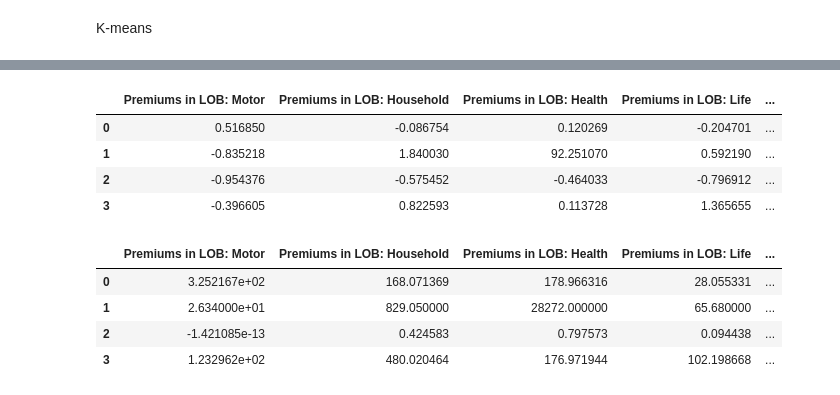
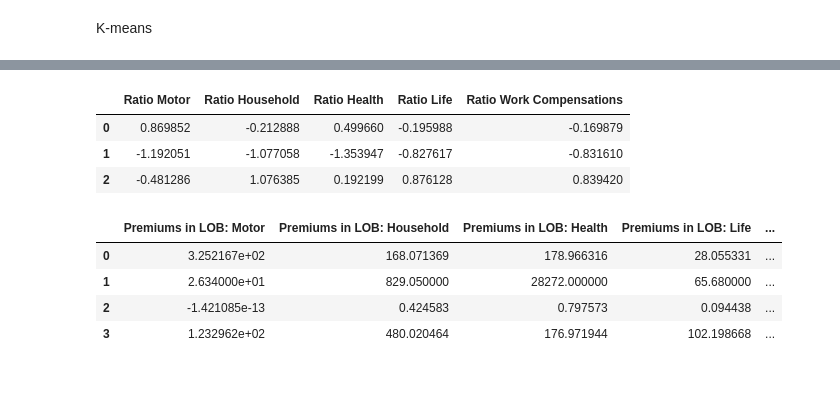
Before and after one commit to CatPalha/DataMiningProject, a Jupyter notebook: Structured version.ipynb, the cells around one changed output, grey strips where cells are left out. Cells and saved outputs as stored; diff of their text form; code cells hidden in the pictures.

Commit message:
K means with ratios

```diff
--- a/Structured version.ipynb
+++ b/Structured version.ipynb
@@ -1012,12 +1012,14 @@ from sklearn.preprocessing import StandardScaler
 scaler = StandardScaler()
 
 #cluster_Norm = scaler.fit_transform(df_product[['Premiums in LOB: Motor', 'Premiums in LOB: Household', 'Premiums in LOB: Health',
-                                                'Premiums in LOB:  Life', 'Premiums in LOB: Work Compensations']])
+                                                #'Premiums in LOB:  Life', 'Premiums in LOB: Work Compensations']])
 
-#cluster_Norm = scaler.fit_transform(df_product[['Ratio Motor', 'Ratio Household', 'Ratio Health', 'Ratio Life', 'Ratio Work Compensations']])
+cluster_Norm = scaler.fit_transform(df_product[['Ratio Motor', 'Ratio Household', 'Ratio Health', 'Ratio Life', 'Ratio Work Compensations']])
 
-CA_Norm = pd.DataFrame(cluster_Norm, columns = ['Premiums in LOB: Motor', 'Premiums in LOB: Household', 'Premiums in LOB: Health',
-                                                'Premiums in LOB:  Life', 'Premiums in LOB: Work Compensations'])
+#CA_Norm = pd.DataFrame(cluster_Norm, columns = ['Premiums in LOB: Motor', 'Premiums in LOB: Household', 'Premiums in LOB: Health',
+                                                #'Premiums in LOB:  Life', 'Premiums in LOB: Work Compensations'])
+
+CA_Norm = pd.DataFrame(cluster_Norm, columns = ['Ratio Motor', 'Ratio Household', 'Ratio Health', 'Ratio Life', 'Ratio Work Compensations'])
 
 CA_Norm.to_csv('ready_for_cluster_normalized.csv', index = False)
 # %%
@@ -1046,6 +1048,6 @@ plt.show()
 # %%
 # Create a KMeans model with 4 clusters: model
-model = KMeans(n_clusters = 4, random_state = 0, n_init = 5, max_iter = 200)
+model = KMeans(n_clusters = 3, random_state = 0, n_init = 5, max_iter = 200)
 
 
 # Use fit_predict to fit model and obtain cluster labels: labels
@@ -1059,17 +1061,16 @@ my_clusters = model.cluster_centers_
 
 inv_clusters = scaler.inverse_transform(X = my_clusters)
 # %%
-my_real_clusters = pd.DataFrame(my_clusters, columns = ['Premiums in LOB: Motor', 'Premiums in LOB: Household', 'Premiums in LOB: Health',
-                                                        'Premiums in LOB:  Life', 'Premiums in LOB: Work Compensations'])
+#my_real_clusters = pd.DataFrame(my_clusters, columns = ['Premiums in LOB: Motor', 'Premiums in LOB: Household', 'Premiums in LOB: Health',
+                                                        #'Premiums in LOB:  Life', 'Premiums in LOB: Work Compensations'])
 
-#my_real_clusters = pd.DataFrame(my_clusters, columns = ['Ratio Motor', 'Ratio Household', 'Ratio Health', 'Ratio Life', 'Ratio Work Compensations'])
+my_real_clusters = pd.DataFrame(my_clusters, columns = ['Ratio Motor', 'Ratio Household', 'Ratio Health', 'Ratio Life', 'Ratio Work Compensations'])
 my_real_clusters
 # %% [output]
-|  | Premiums in LOB: Motor | Premiums in LOB: Household | Premiums in LOB: Health | Premiums in LOB: Life | ... |
-| 0 | 0.516850 | -0.086754 | 0.120269 | -0.204701 | ... |
-| 1 | -0.835218 | 1.840030 | 92.251070 | 0.592190 | ... |
-| 2 | -0.954376 | -0.575452 | -0.464033 | -0.796912 | ... |
-| 3 | -0.396605 | 0.822593 | 0.113728 | 1.365655 | ... |
+|  | Ratio Motor | Ratio Household | Ratio Health | Ratio Life | Ratio Work Compensations |
+| 0 | 0.869852 | -0.212888 | 0.499660 | -0.195988 | -0.169879 |
+| 1 | -1.192051 | -1.077058 | -1.353947 | -0.827617 | -0.831610 |
+| 2 | -0.481286 | 1.076385 | 0.192199 | 0.876128 | 0.839420 |
 # %%
 my_real_clusters_inv = pd.DataFrame(inv_clusters, columns = ['Premiums in LOB: Motor', 'Premiums in LOB: Household', 'Premiums in LOB: Health',
                                                              'Premiums in LOB:  Life', 'Premiums in LOB: Work Compensations'])
```
Also changed, not shown: parts of 1 cell of this notebook.
